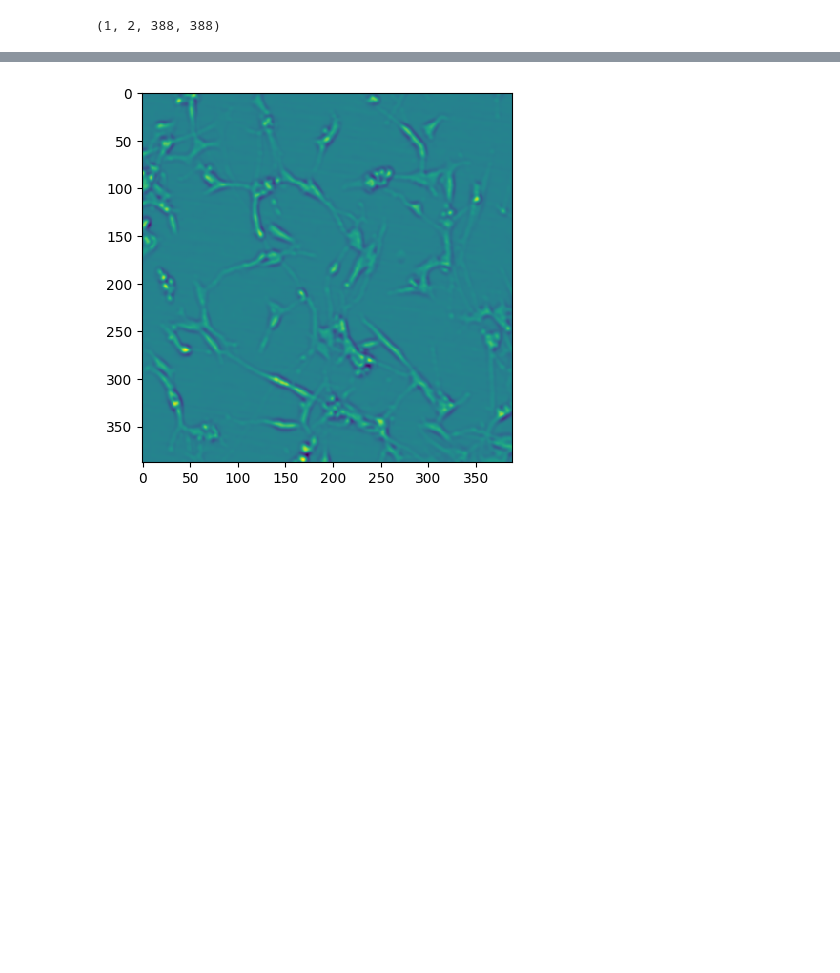
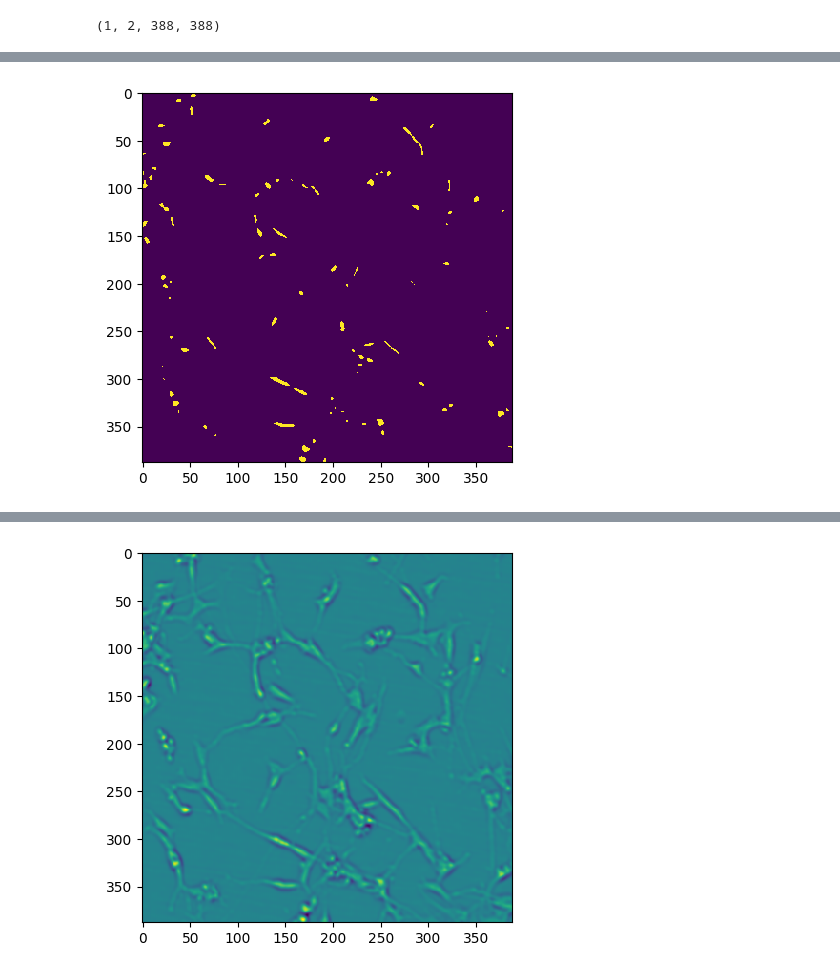
Before and after one commit to gomduribo/SartoriusCellProj, a Jupyter notebook: inference.ipynb, the cells around one changed output, grey strips where cells are left out. Saved outputs shown, nothing was run; the diff lists cells and outputs as text; code cells hidden in the pictures; blank space fills up the shorter version.

```diff
--- a/inference.ipynb
+++ b/inference.ipynb
@@ -236,0 +251,6 @@ array([[[ 1.063138 ,  1.0658056,  1.0654924, ...,  1.0538318,
+# %%
+# model_02
+plt.imshow(result_np, interpolation='nearest')
+plt.show()
+# %% [output]
+[figure, added]
```
Also changed, not shown: parts of 13 cells of this notebook, 3 other files.
